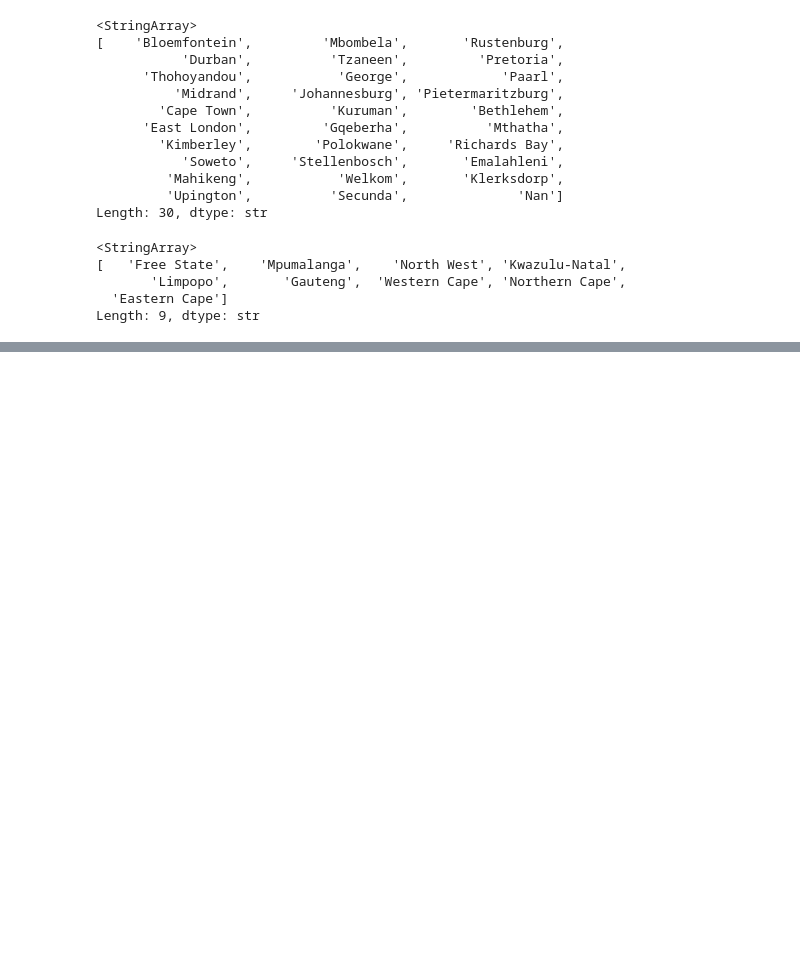
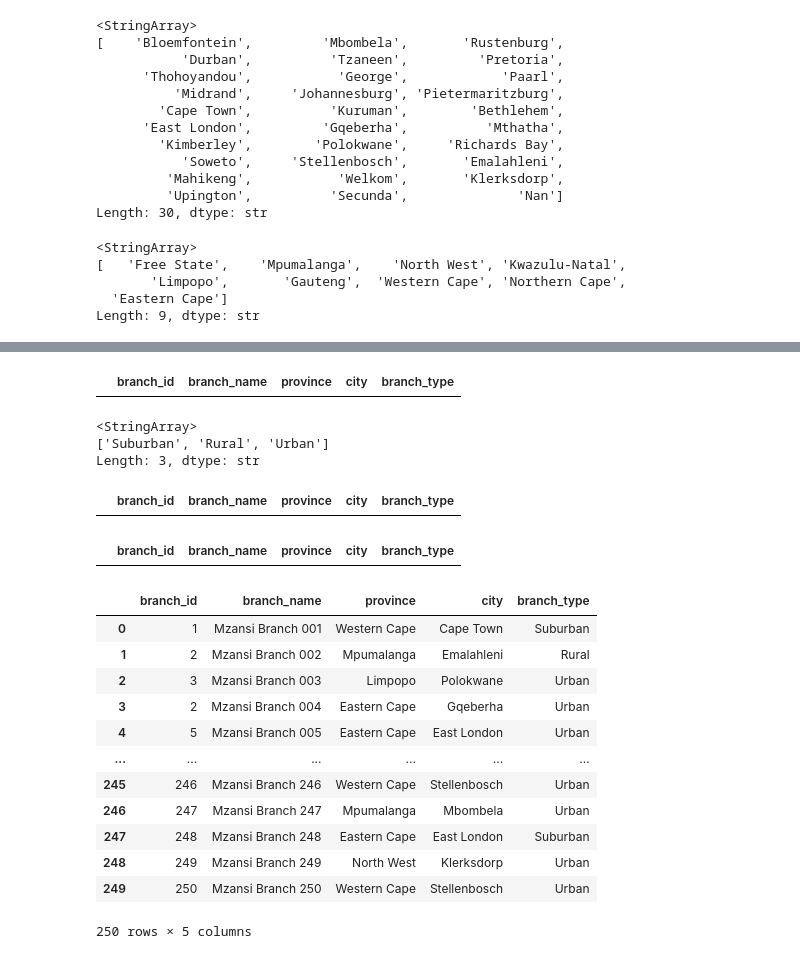
Before and after one commit to akonamajongile-a11y/bankguard, a Jupyter notebook: CleaningCustomers.ipynb, the cells around one changed output, grey strips where cells are left out. Saved outputs shown, nothing was run; the diff lists cells and outputs as text; code cells hidden in the pictures; blank space fills up the shorter version.

```diff
--- a/CleaningCustomers.ipynb
+++ b/CleaningCustomers.ipynb
@@ -197,0 +266,3 @@ customers
+# %%
+#Replacing all null values with "Nan"
+branches = branches.replace(np.nan,"Nan")
@@ -197,0 +283,7 @@ customers
+# %%
+branches.city = branches.city.str.strip()
+#removing the white and space bar spaces
+branches.city = branches.city.str.replace(r'\s+', ' ', regex=True)
+branches.city = branches.city.str.title()
+
+branches.city.unique()
@@ -197,0 +303,16 @@ customers
+# %%
+#Checking duplicates
+branches[branches.duplicated() == True]
+# %% [output]
+|  | branch_id | branch_name | province | city | branch_type |
+# %%
+#Ch
+branches.branch_type = branches.branch_type.str.strip()
+#removing the white and space bar spaces
+branches.branch_type = branches.branch_type.str.replace(r'\s+', ' ', regex=True)
+branches.branch_type = branches.branch_type.str.title()
+branches.branch_type.unique()
+# %% [output]
+<StringArray>
+['Suburban', 'Rural', 'Urban']
+Length: 3, dtype: str
@@ -197,0 +344,32 @@ customers
+# %%
+
+
+mode_city = branches.loc[
+branches['province'] == 'Northern Cape',
+'city'
+].mode()
+mode_city
+
+branches[(branches['province'] == 'Northern Cape') & (branches['city'].isna())].fillna(mode_city)
+# %% [output]
+|  | branch_id | branch_name | province | city | branch_type |
+# %%
+branches[(branches['province'] == 'Northern Cape') & (branches['city'].isna())].fillna(mode_city)
+# %% [output]
+|  | branch_id | branch_name | province | city | branch_type |
+# %%
+branches
+# %% [output]
+|  | branch_id | branch_name | province | city | branch_type |
+| 0 | 1 | Mzansi Branch 001 | Western Cape | Cape Town | Suburban |
+| 1 | 2 | Mzansi Branch 002 | Mpumalanga | Emalahleni | Rural |
+| 2 | 3 | Mzansi Branch 003 | Limpopo | Polokwane | Urban |
+| 3 | 2 | Mzansi Branch 004 | Eastern Cape | Gqeberha | Urban |
+| 4 | 5 | Mzansi Branch 005 | Eastern Cape | East London | Urban |
+| ... | ... | ... | ... | ... | ... |
+| 245 | 246 | Mzansi Branch 246 | Western Cape | Stellenbosch | Urban |
+| 246 | 247 | Mzansi Branch 247 | Mpumalanga | Mbombela | Urban |
+| 247 | 248 | Mzansi Branch 248 | Eastern Cape | East London | Suburban |
+| 248 | 249 | Mzansi Branch 249 | North West | Klerksdorp | Urban |
+| 249 | 250 | Mzansi Branch 250 | Western Cape | Stellenbosch | Urban |
+250 rows × 5 columns
```
Also changed, not shown: parts of 14 cells of this notebook.
